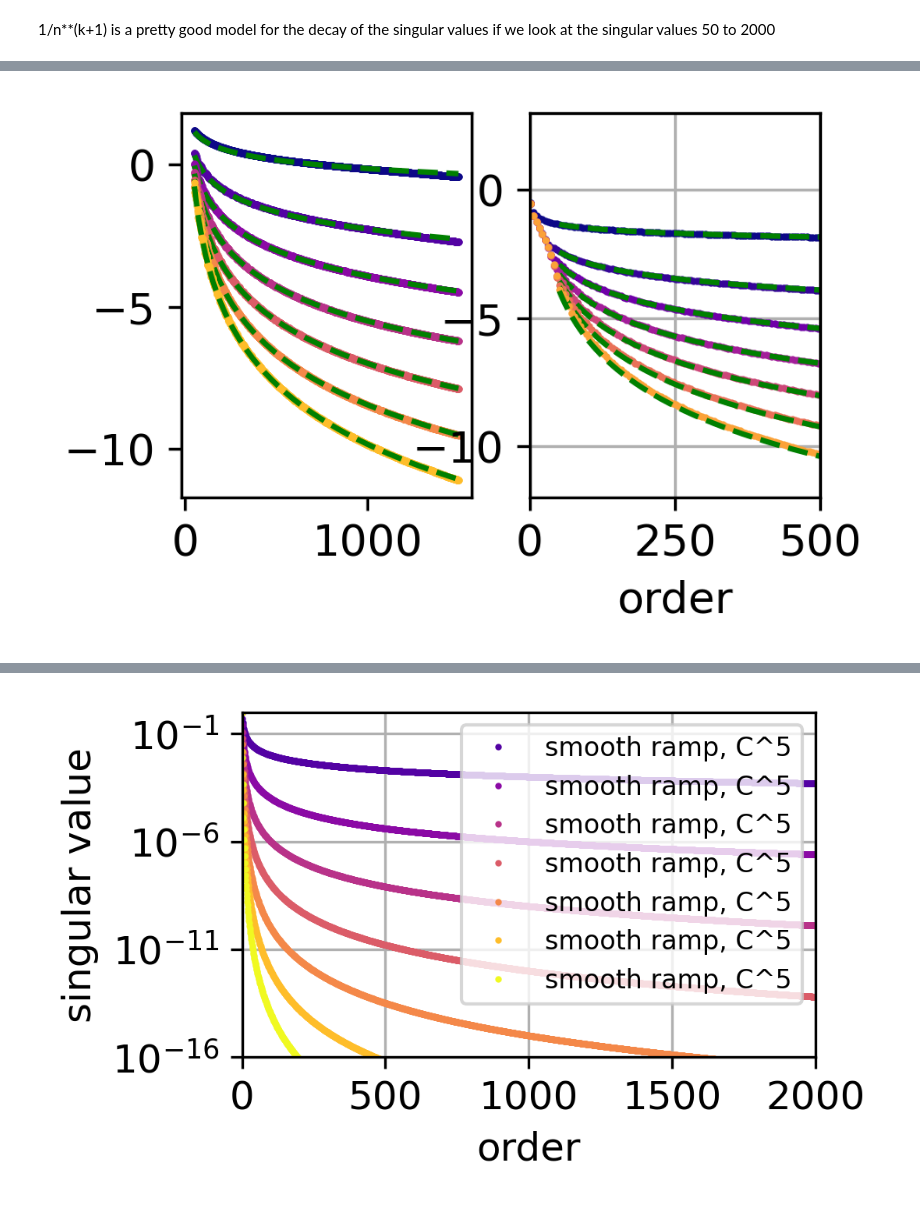
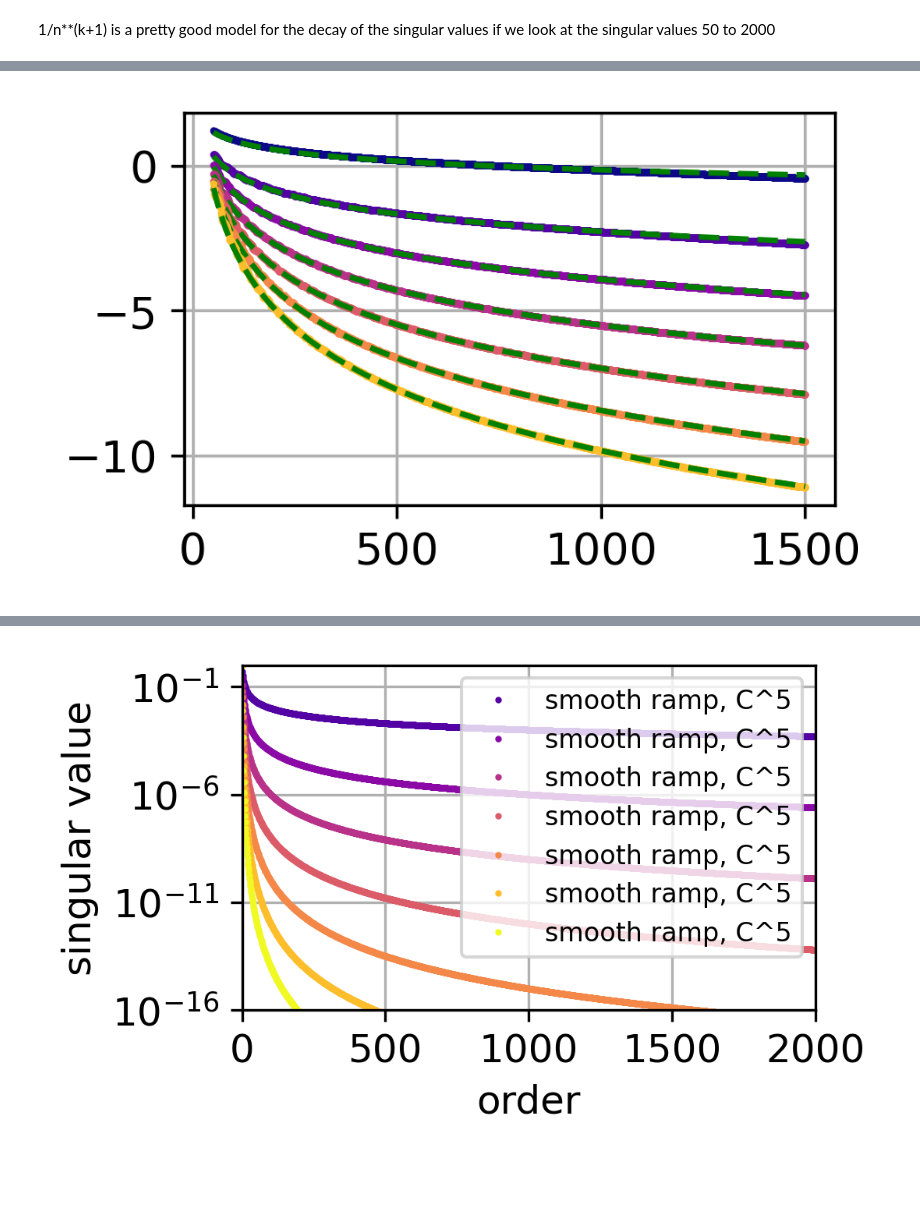
Before and after one commit to flabowski/n_widths_for_transport, a Jupyter notebook: plots for n-widths for transport problems .ipynb, the cells around one changed output, grey strips where cells are left out. Cells and saved outputs as stored; diff of their text form; code cells hidden in the pictures; blank space fills up the shorter version.

```diff
--- a/plots for n-widths for transport problems .ipynb
+++ b/plots for n-widths for transport problems .ipynb
@@ -120,22 +243,21 @@ bv_name = "svd"
 ic_name = "heaviside"
 err = rmse[bv_name][ic_name]
 
+i = np.arange(1, 501)
 estimate1 = (2 / (n * np.pi**2))**.5
-i = n[1:]
-the_sum = np.cumsum(1/(2*i - 1)**2)
-estimate2 = (1/2 - 4/np.pi**2 * the_sum) **.5
+estimate2 = (1/2 - 4/np.pi**2 * np.cumsum(1/(2*i - 1)**2)) **.5
 lbl1 = r'$\sqrt {\left( \frac{2}{N \pi^2} \right)}$'
 lbl2 =  r'$\sqrt {\left( \frac{1}{2} - \frac{4}{\pi^2} \sum_{i=1}^N  \frac{1}{(2i-1)^2 } \right)}$'
 #lbl2 = r'\TeX\ is Number $\displaystyle\sum_{n=1}^\infty \frac{-e^{i\pi}}{2^n}$!'
 fig, ax = plt.subplots()
-ax.plot(err, "b.", ms=2, label="POD basis")
-ax.plot(estimate1, "k--", label=lbl1, lw=.5)
-ax.plot(estimate2, "r--", label=lbl2, lw=.5)
+ax.plot(i-1, err, "b.", ms=2, label="POD basis")
+ax.plot(i, estimate1, "k--", label=lbl1, lw=.5)
+ax.plot(i, estimate2, "r--", label=lbl2, lw=.5)
 plt.legend(prop={'size': 8})
 ax.set_yscale('log')
 plt.ylim([1e-2, 1])
 plt.xlim([0, 500])
-plt.xlabel("order")
-plt.ylabel("rmse")
+plt.xlabel(r'$N$')
+plt.ylabel(r'$|| R ||_{L_2}$')
 plt.grid(which="both")
 # %% [output]
@@ -210,67 +347,72 @@ findfont: Font family ['serif'] not found. Falling back to DejaVu Sans.
 1/n**(k+1) is a pretty good model for the decay of the singular values if we look at the singular values 50 to 2000
 # %%
 from scipy.optimize import curve_fit
+
 def func(x, a):
+    if a <= 0:
+        return np.nan
+    return np.log10(a/x**p)
 
-    return np.log10(a/x**(i+1.0))
+def func2(x, a, p):
+    if a <= 0:
+        return np.nan
+    return np.log10(a/x**p)
 
 xdata = np.arange(51, 1501, dtype=np.float64)
-
-fig, (ax1, ax2) = plt.subplots(1, 2)
+# singular values fit
+fig, ax1 = plt.subplots()
+fig, ax2 = plt.subplots()
 for i, ic_name in enumerate(["heaviside", "linear ramp", "smooth ramp, C^1", "smooth ramp, C^2",
                              "smooth ramp, C^3", "smooth ramp, C^4", "smooth ramp, C^5"]):
-    # singular values fit
     S = SVs[ic_name].copy()
     S_n_log = np.log10(S[50:1500])
+    p = i+1
     popt, pcov = curve_fit(func, xdata, S_n_log, [40**(i+1)])
-    print("S(n) = {:.1f}/n**{:.1f}".format(*popt, i+1), popt[0]**(1/(i+1)), ic_name)
+    c = popt[0]
+    print("S(n) = {:.2f} /n** {:.2f} ".format(c, p), popt[0]**(1/(i+1)), ic_name)
 
     ax1.plot(xdata, S_n_log, "o", ms=1, color=cmap(i/7), label=ic_name)
     ax1.plot(xdata, func(xdata, *popt), 'g--')
 
     # L2 error fit
-    i -= 0.5
+    #n = np.arange(0, 1500, dtype=np.float64)
+    #r = np.cumsum(S[::-1])[::-1]
+    #rmax = r[50]
+    #print(rmax)
+    #r /= rmax
+    n = np.arange(0, 500, dtype=np.float64)
+    r = delta_n[bv_name][ic_name]
+    L2_error_log = np.log10(r)
+    ll = np.isfinite(L2_error_log)
 
-    n = np.arange(1, 501, dtype=np.float64)
-    L2_error_log = np.log10(rmse["svd"][ic_name]).copy()
-    l = np.isfinite(L2_error_log)
-    popt, pcov = curve_fit(func, n[l], L2_error_log[l], [40**(i+1)])
-    print("e(n) = {:.1f}/n**{:.1f}".format(*popt, i+1), popt[0]**(1/(i+1)), ic_name)
+    #print(n[ll])
+    #print(L2_error_log[ll])
+    n = n[ll][10:]
+    L2_error_log = L2_error_log[ll][10:]
+    ax2.plot(n, L2_error_log, ".", ms=1, color=cmap(i/7), label=ic_name)
+    #n = np.arange(51, 501, dtype=np.float64)
+    #r = rmse["svd"][ic_name][50:]
+    #l = r != 0.0
+    #L2_error_log = np.log10(r[l])
+    #n = n[l]
+    p = i +.5
+    print(p)
+    popt, pcov = curve_fit(func, n, L2_error_log, [.45])
+    c = popt[0]
+    print(.45, c)
+    print("e(n) = {:.2f} /n** {:.2f} ".format(c, p), popt[0]**(1/(i+1)), ic_name)
 
     ax2.plot(n, L2_error_log, "o", ms=1, color=cmap(i/7), label=ic_name)
-    ax2.plot(xdata, func(xdata, *popt), 'g--')
+    ax2.plot(n, func(n, *popt), 'g--')
 
 #plt.legend(prop={'size': 8})
 #ax.set_yscale('log')
 #plt.ylim([1e-12, 1])
 plt.ylim([-12, 3])
-plt.xlim([0, 500])
+#plt.xlim([0, 500])
 plt.xlabel("order")
 #plt.ylabel("singular value")
-plt.grid(which="both")
+ax1.grid(which="both")
+ax2.grid(which="both")
 plt.show()
-
-#n = np.arange(1, 2501, dtype=np.float64)
-#fig, ax = plt.subplots()
-#for i, ic_name in enumerate(["heaviside", "linear ramp", "smooth ramp, C^1", "smooth ramp, C^2",
-#                             "smooth ramp, C^3", "smooth ramp, C^4", "smooth ramp, C^5"]):
-#    S = SVs[ic_name].copy()
-#    S /= S[0]
-#    S_n_log = np.log10(S[50:1500])
-#    popt, pcov = curve_fit(func, xdata, S_n_log, [40**(i+1)])
-#    print("f(n) = {:.1f}/n**{:.0f}".format(*popt, i+1), popt[0]**(1/(i+1)))
-#    #popt = [0, 1/2, 0, 0, 0, 0]
-#
-#    plt.plot(n, S, "o", ms=1, color=cmap(i/7), label=ic_name)
-#    plt.plot(n, 10**func(n, *popt), 'g--')
-#
-##plt.legend(prop={'size': 8})
-#ax.set_yscale('log')
-##plt.ylim([1e-12, 1])
-#plt.ylim([1e-3, 1e3])
-#plt.xlim([0, 100])
-#plt.xlabel("order")
-##plt.ylabel("singular value")
-#plt.grid(which="both")
-#plt.show()
 # %% [output]
@@ -291 +436 @@ e(n) = 14154843.3/n**6.5 12.593291063467131 smooth ramp, C^5
-[figure, old version]
+[figure, new version]
```
Also changed, not shown: parts of 16 cells of this notebook.
